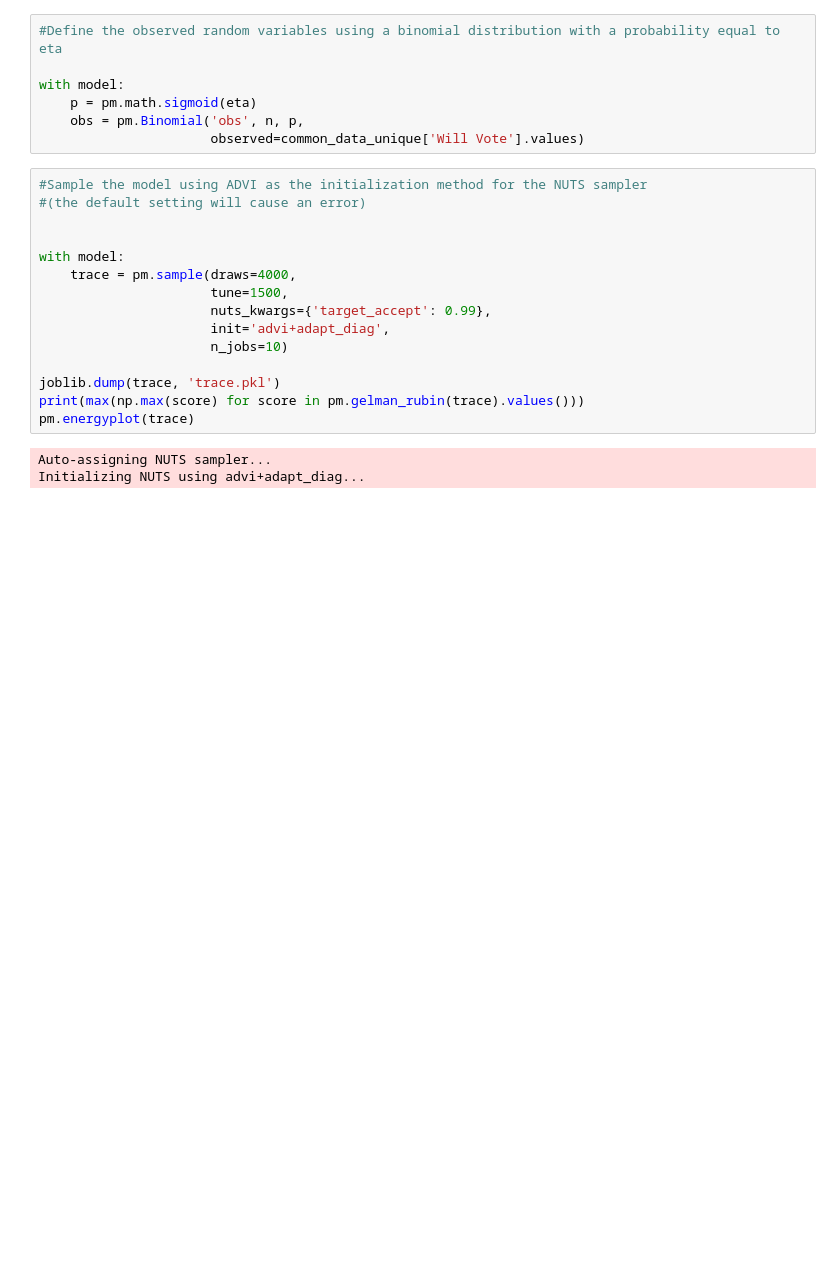
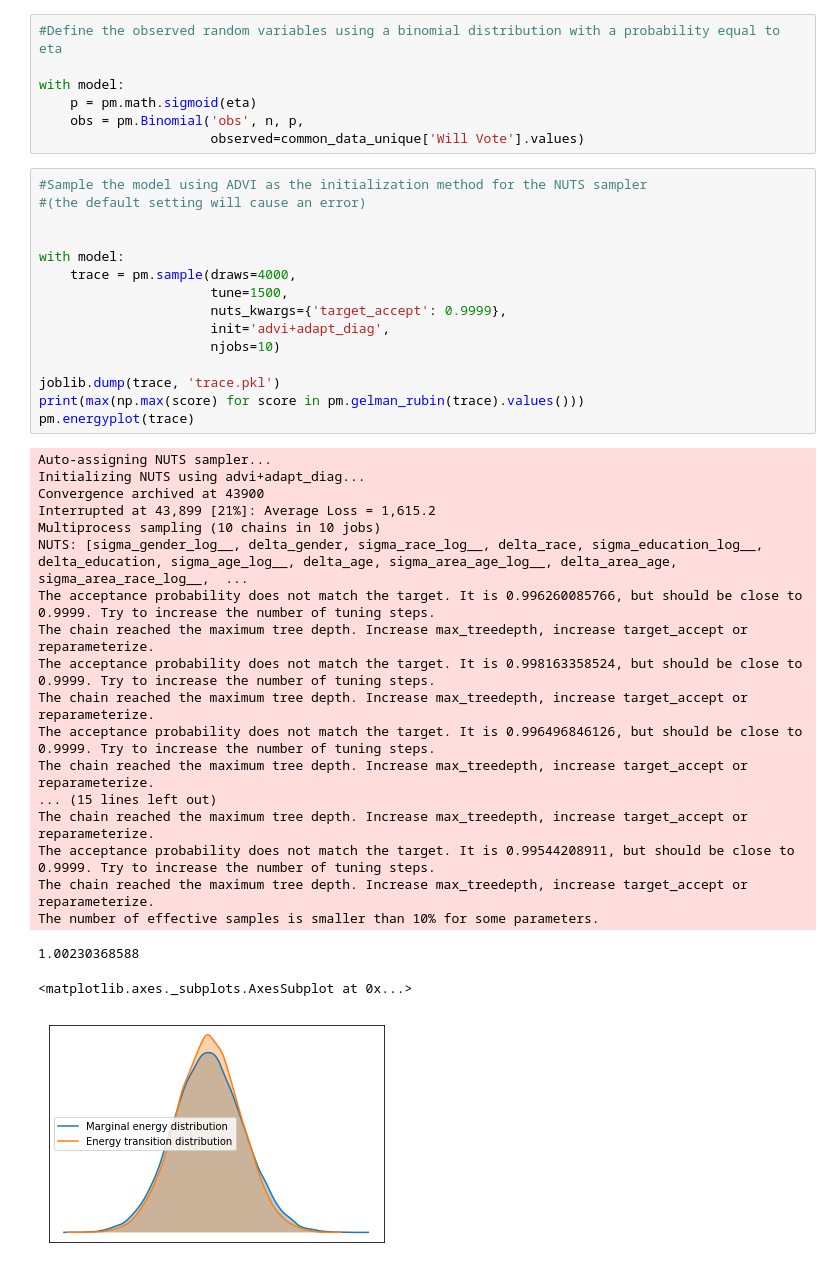
Before and after one commit to wl2522/MSR2, a Jupyter notebook: MRP_common_data.ipynb, the cells around one changed output. Drawn from its saved outputs; the diff is of its cells as text; blank space fills up the shorter version.

Commit message:
sampled with all data and got 4 divergences with 0.9999 target accept

```diff
--- a/MRP_common_data.ipynb
+++ b/MRP_common_data.ipynb
@@ -391,19 +391,37 @@ with model:
 # %%
 #Sample the model using ADVI as the initialization method for the NUTS sampler
 #(the default setting will cause an error)
 
 
 with model:
     trace = pm.sample(draws=4000,
                       tune=1500,
-                      nuts_kwargs={'target_accept': 0.99},
+                      nuts_kwargs={'target_accept': 0.9999},
                       init='advi+adapt_diag',
-                      n_jobs=10)
+                      njobs=10)
 
 joblib.dump(trace, 'trace.pkl')
 print(max(np.max(score) for score in pm.gelman_rubin(trace).values()))
 pm.energyplot(trace)
 # %% [output]
 Auto-assigning NUTS sampler...
 Initializing NUTS using advi+adapt_diag...
+Convergence archived at 43900
+Interrupted at 43,899 [21%]: Average Loss = 1,615.2
+Multiprocess sampling (10 chains in 10 jobs)
+NUTS: [sigma_gender_log__, delta_gender, sigma_race_log__, delta_race, sigma_education_log__, delta_education, sigma_age_log__, delta_age, sigma_area_age_log__, delta_area_age, sigma_area_race_log__,  ...
+The acceptance probability does not match the target. It is 0.996260085766, but should be close to 0.9999. Try to increase the number of tuning steps.
+The chain reached the maximum tree depth. Increase max_treedepth, increase target_accept or reparameterize.
+The acceptance probability does not match the target. It is 0.998163358524, but should be close to 0.9999. Try to increase the number of tuning steps.
+The chain reached the maximum tree depth. Increase max_treedepth, increase target_accept or reparameterize.
+The acceptance probability does not match the target. It is 0.996496846126, but should be close to 0.9999. Try to increase the number of tuning steps.
+The chain reached the maximum tree depth. Increase max_treedepth, increase target_accept or reparameterize.
+... (15 lines left out)
+The chain reached the maximum tree depth. Increase max_treedepth, increase target_accept or reparameterize.
+The acceptance probability does not match the target. It is 0.99544208911, but should be close to 0.9999. Try to increase the number of tuning steps.
+The chain reached the maximum tree depth. Increase max_treedepth, increase target_accept or reparameterize.
+The number of effective samples is smaller than 10% for some parameters.
+1.00230368588
+<matplotlib.axes._subplots.AxesSubplot at 0x...>
+[figure, added]
 # %%
```
Also changed, not shown: parts of 3 cells of this notebook.
